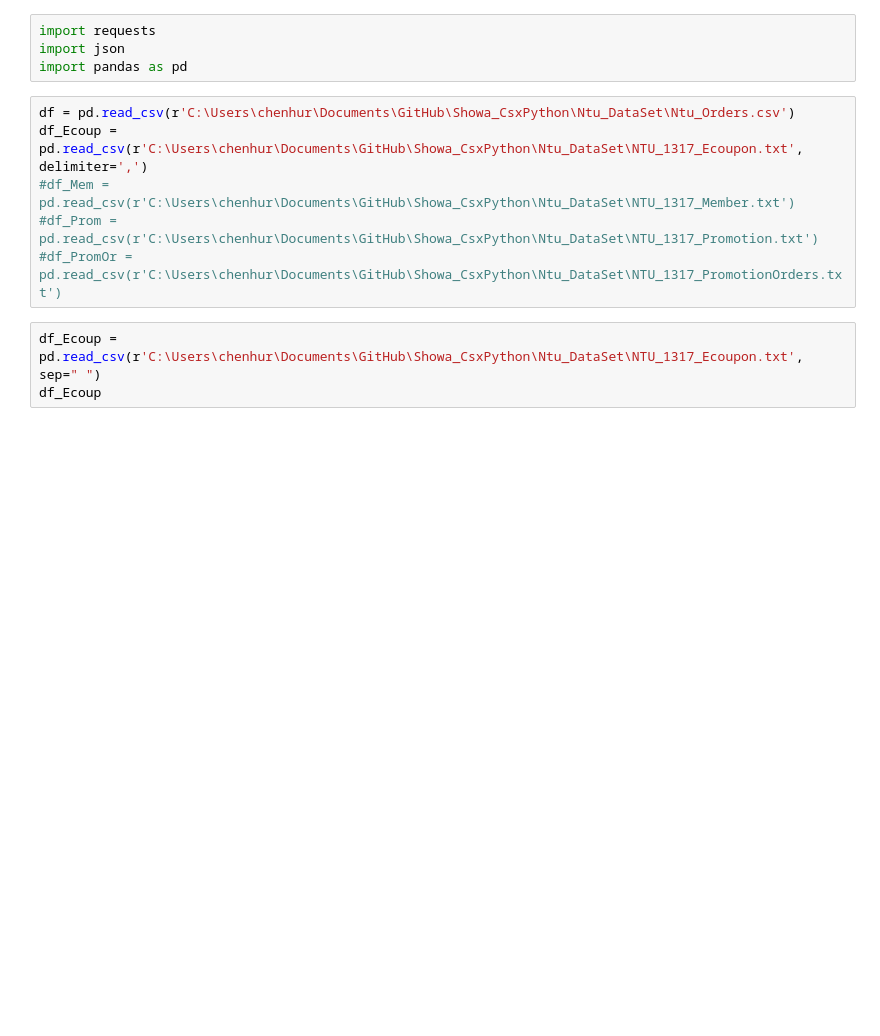
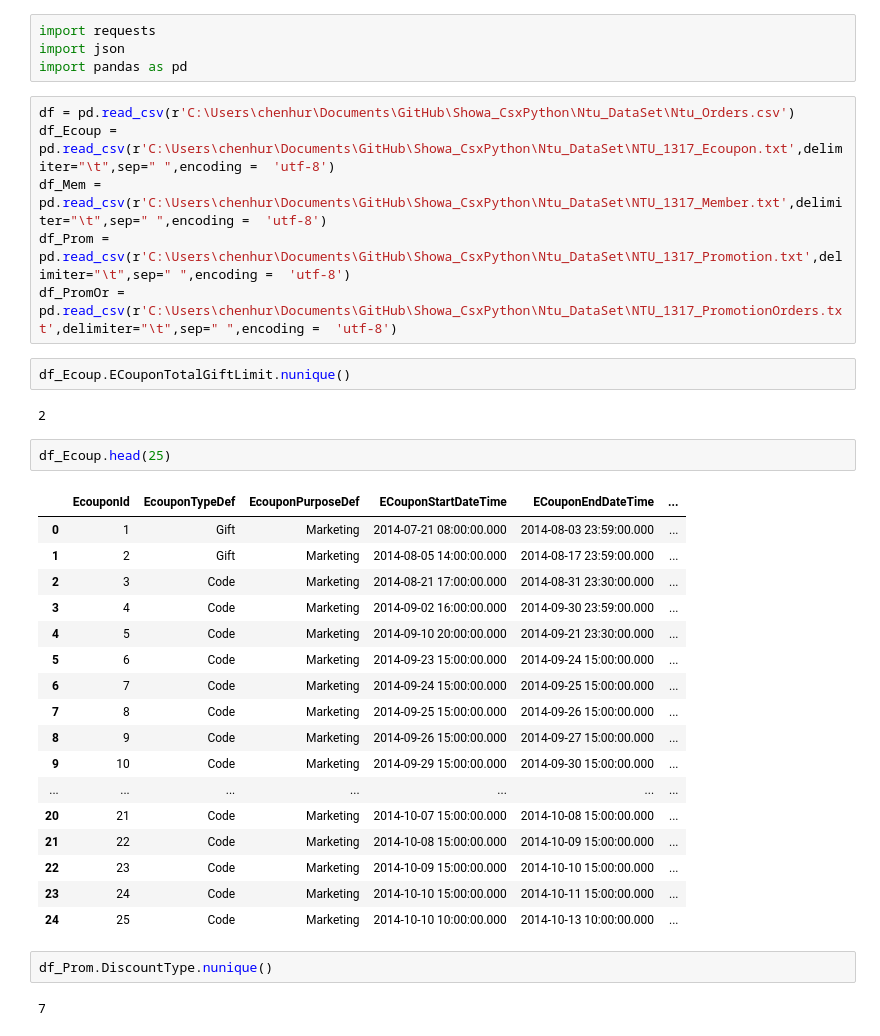
Before and after one commit to chenshowa/Showa_CsxPython, a Jupyter notebook: week_5/course_5_experience_design.ipynb, the cells around one changed output. Drawn from its saved outputs; the diff is of its cells as text; blank space fills up the shorter version.

```diff
--- a/week_5/course_5_experience_design.ipynb
+++ b/week_5/course_5_experience_design.ipynb
@@ -6,10 +6,35 @@ import json
 import pandas as pd
 # %%
 df = pd.read_csv(r'C:\Users\chenhur\Documents\GitHub\Showa_CsxPython\Ntu_DataSet\Ntu_Orders.csv')
-df_Ecoup = pd.read_csv(r'C:\Users\chenhur\Documents\GitHub\Showa_CsxPython\Ntu_DataSet\NTU_1317_Ecoupon.txt', delimiter=',')
-#df_Mem = pd.read_csv(r'C:\Users\chenhur\Documents\GitHub\Showa_CsxPython\Ntu_DataSet\NTU_1317_Member.txt')
-#df_Prom = pd.read_csv(r'C:\Users\chenhur\Documents\GitHub\Showa_CsxPython\Ntu_DataSet\NTU_1317_Promotion.txt')
-#df_PromOr = pd.read_csv(r'C:\Users\chenhur\Documents\GitHub\Showa_CsxPython\Ntu_DataSet\NTU_1317_PromotionOrders.txt')
+df_Ecoup = pd.read_csv(r'C:\Users\chenhur\Documents\GitHub\Showa_CsxPython\Ntu_DataSet\NTU_1317_Ecoupon.txt',delimiter="\t",sep=" ",encoding =  'utf-8')
+df_Mem = pd.read_csv(r'C:\Users\chenhur\Documents\GitHub\Showa_CsxPython\Ntu_DataSet\NTU_1317_Member.txt',delimiter="\t",sep=" ",encoding =  'utf-8')
+df_Prom = pd.read_csv(r'C:\Users\chenhur\Documents\GitHub\Showa_CsxPython\Ntu_DataSet\NTU_1317_Promotion.txt',delimiter="\t",sep=" ",encoding =  'utf-8')
+df_PromOr = pd.read_csv(r'C:\Users\chenhur\Documents\GitHub\Showa_CsxPython\Ntu_DataSet\NTU_1317_PromotionOrders.txt',delimiter="\t",sep=" ",encoding =  'utf-8')
-# %%
-df_Ecoup = pd.read_csv(r'C:\Users\chenhur\Documents\GitHub\Showa_CsxPython\Ntu_DataSet\NTU_1317_Ecoupon.txt', sep=" ")
-df_Ecoup
+# %%
+df_Ecoup.ECouponTotalGiftLimit.nunique()
+# %% [output]
+2
+# %%
+df_Ecoup.head(25)
+# %% [output]
+|  | ﻿EcouponId | EcouponTypeDef | EcouponPurposeDef | ECouponStartDateTime | ECouponEndDateTime | ... |
+| 0 | 1 | Gift | Marketing | 2014-07-21 08:00:00.000 | 2014-08-03 23:59:00.000 | ... |
+| 1 | 2 | Gift | Marketing | 2014-08-05 14:00:00.000 | 2014-08-17 23:59:00.000 | ... |
+| 2 | 3 | Code | Marketing | 2014-08-21 17:00:00.000 | 2014-08-31 23:30:00.000 | ... |
+| 3 | 4 | Code | Marketing | 2014-09-02 16:00:00.000 | 2014-09-30 23:59:00.000 | ... |
+| 4 | 5 | Code | Marketing | 2014-09-10 20:00:00.000 | 2014-09-21 23:30:00.000 | ... |
+| 5 | 6 | Code | Marketing | 2014-09-23 15:00:00.000 | 2014-09-24 15:00:00.000 | ... |
+| 6 | 7 | Code | Marketing | 2014-09-24 15:00:00.000 | 2014-09-25 15:00:00.000 | ... |
+| 7 | 8 | Code | Marketing | 2014-09-25 15:00:00.000 | 2014-09-26 15:00:00.000 | ... |
+| 8 | 9 | Code | Marketing | 2014-09-26 15:00:00.000 | 2014-09-27 15:00:00.000 | ... |
+| 9 | 10 | Code | Marketing | 2014-09-29 15:00:00.000 | 2014-09-30 15:00:00.000 | ... |
+| ... | ... | ... | ... | ... | ... | ... |
+| 20 | 21 | Code | Marketing | 2014-10-07 15:00:00.000 | 2014-10-08 15:00:00.000 | ... |
+| 21 | 22 | Code | Marketing | 2014-10-08 15:00:00.000 | 2014-10-09 15:00:00.000 | ... |
+| 22 | 23 | Code | Marketing | 2014-10-09 15:00:00.000 | 2014-10-10 15:00:00.000 | ... |
+| 23 | 24 | Code | Marketing | 2014-10-10 15:00:00.000 | 2014-10-11 15:00:00.000 | ... |
+| 24 | 25 | Code | Marketing | 2014-10-10 10:00:00.000 | 2014-10-13 10:00:00.000 | ... |
+# %%
+df_Prom.DiscountType.nunique()
+# %% [output]
+7
```
Also changed, not shown: parts of 4 cells of this notebook, 2 other files.
